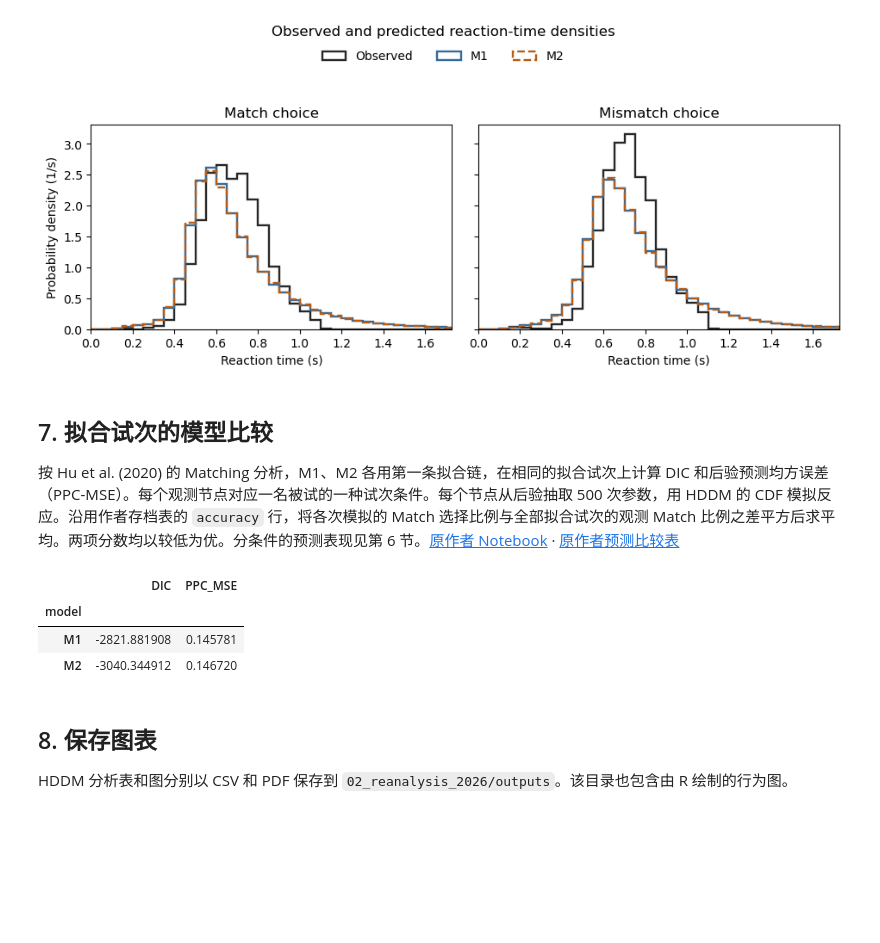
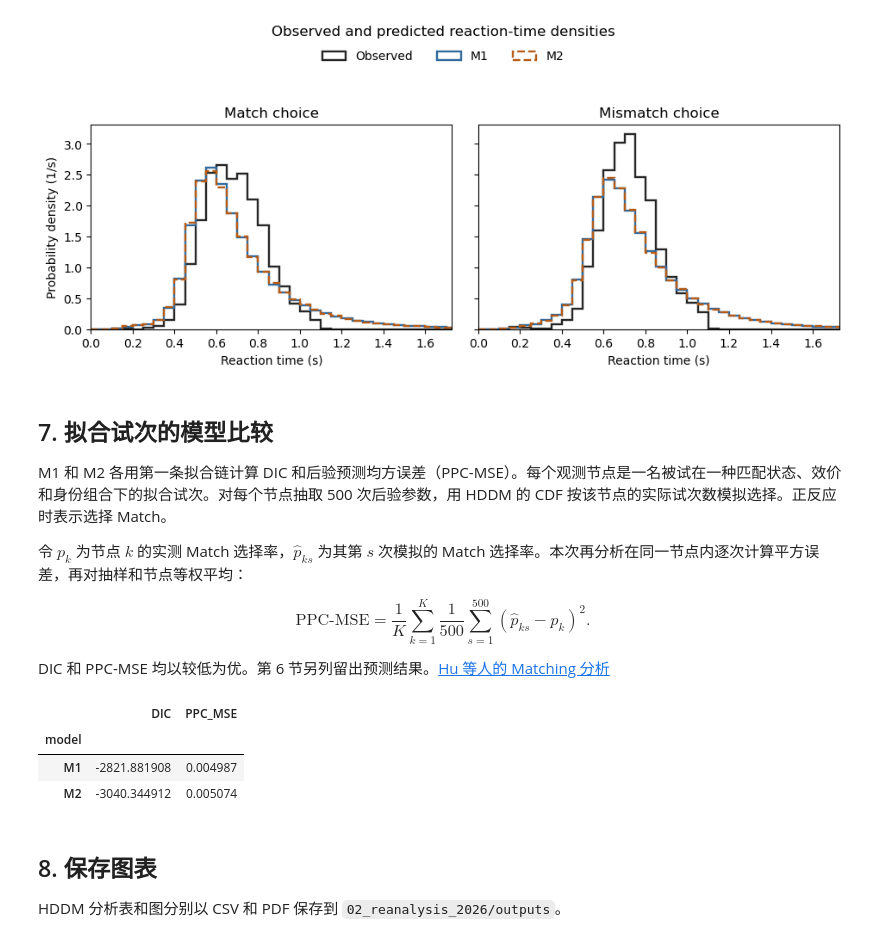
Before and after one commit to soupandpsy/hu2020-ddm, a Jupyter notebook: 02_reanalysis_2026/scripts/02_static_v_dc.ipynb, the cells around one changed output. Drawn from its saved outputs; the diff is of its cells as text; code cells hidden in the pictures; blank space fills up the shorter version.

Commit message:
Correct Stage 2 PPC-MSE by matching predictions to observed nodes

```diff
--- a/02_reanalysis_2026/scripts/02_static_v_dc.ipynb
+++ b/02_reanalysis_2026/scripts/02_static_v_dc.ipynb
@@ -570,45 +564,52 @@ plt.show()
 # %% [markdown]
 ## 7. 拟合试次的模型比较
 
-按 Hu et al. (2020) 的 Matching 分析，M1、M2 各用第一条拟合链，在相同的拟合试次上计算 DIC 和后验预测均方误差（PPC-MSE）。每个观测节点对应一名被试的一种试次条件。每个节点从后验抽取 500 次参数，用 HDDM 的 CDF 模拟反应。沿用作者存档表的 `accuracy` 行，将各次模拟的 Match 选择比例与全部拟合试次的观测 Match 比例之差平方后求平均。两项分数均以较低为优。分条件的预测表现见第 6 节。[原作者 Notebook](https://github.com/hcp4715/moralSelf_ddm/blob/master/2_confirm_study/Results/3_hddm/HDDM_MS_Rep_match_stim.ipynb) · [原作者预测比较表](https://github.com/hcp4715/moralSelf_ddm/blob/master/2_confirm_study/Results/3_hddm/ppc_compare_match_vtz_s.csv)
+M1 和 M2 各用第一条拟合链计算 DIC 和后验预测均方误差（PPC-MSE）。每个观测节点是一名被试在一种匹配状态、效价和身份组合下的拟合试次。对每个节点抽取 500 次后验参数，用 HDDM 的 CDF 按该节点的实际试次数模拟选择。正反应时表示选择 Match。
+
+令 $p_k$ 为节点 $k$ 的实测 Match 选择率，$\hat p_{ks}$ 为其第 $s$ 次模拟的 Match 选择率。本次再分析在同一节点内逐次计算平方误差，再对抽样和节点等权平均：
+
+$$\mathrm{PPC\text{-}MSE}=\frac{1}{K}\sum_{k=1}^{K}\frac{1}{500}\sum_{s=1}^{500}(\hat p_{ks}-p_k)^2.$$
+
+DIC 和 PPC-MSE 均以较低为优。第 6 节另列留出预测结果。[Hu 等人的 Matching 分析](https://github.com/hcp4715/moralSelf_ddm/blob/master/2_confirm_study/Results/3_hddm/HDDM_MS_Rep_match_stim.ipynb)
 # %%
-def fit_comparison_scores(model, observed_match_rate):
-    # 计算 DIC，再从该链的保留样本中抽取后验参数。
+def fit_comparison_scores(model, observed_trials):
+    # 计算第一条链的 DIC，并取得预热后保留的抽样数。
     dic = model.dic
     np.random.seed(2600)
     retained_draws = len(model.mc.db.trace("deviance")[:])
     squared_errors = []
 
-    # 对每位被试和试次条件模拟 Match 选择比例，计算平方误差。
+    # 在每名被试的每个试次条件内比较模拟和实测的 Match 选择率。
     for node in model.get_observeds()["node"]:
+        observed_rate = observed_trials.loc[node.value.index, "response"].mean()
         parameter_traces = [(parent, parent.trace()) for parent in node.extended_parents]
         for draw in np.random.randint(0, retained_draws, size=500):
             for parent, trace in parameter_traces:
                 parent.value = trace[draw]
             rt = hddm.generate.gen_rts(
                 size=len(node.value), structured=False, **node.parents.value,
             )
-            squared_errors.append((np.mean(rt > 0) - observed_match_rate) ** 2)
+            predicted_rate = np.mean(rt > 0)
+            squared_errors.append((predicted_rate - observed_rate) ** 2)
 
     return {"DIC": dic, "PPC_MSE": np.mean(squared_errors)}
 
 
-# 汇总并显示 M1 与 M2 的 DIC 和后验预测均方误差。
-observed_match_rate = training_trials["response"].mean()
+# 汇总两模型在相同拟合试次上的 DIC 和节点级后验预测误差。
 fit_model_comparison = pd.DataFrame.from_dict({
-    name: fit_comparison_scores(chains[0], observed_match_rate)
+    name: fit_comparison_scores(chains[0], training_trials)
     for name, chains in model_chains.items()
 }, orient="index").rename_axis("model")
 display(fit_model_comparison.round(6))
 # %% [output]
 |  | DIC | PPC_MSE |
 | model |  |  |
-| M1 | -2821.881908 | 0.145781 |
-| M2 | -3040.344912 | 0.146720 |
+| M1 | -2821.881908 | 0.004987 |
+| M2 | -3040.344912 | 0.005074 |
 # %% [markdown]
 ## 8. 保存图表
 
-HDDM 分析表和图分别以 CSV 和 PDF 保存到 `02_reanalysis_2026/outputs`。该目录也包含由 R 绘制的行为图。
+HDDM 分析表和图分别以 CSV 和 PDF 保存到 `02_reanalysis_2026/outputs`。
 # %%
 # 创建图表的输出目录。
 outputs = Path("../outputs")
```
Also changed, not shown: parts of 1 cell of this notebook, 1 other file.
